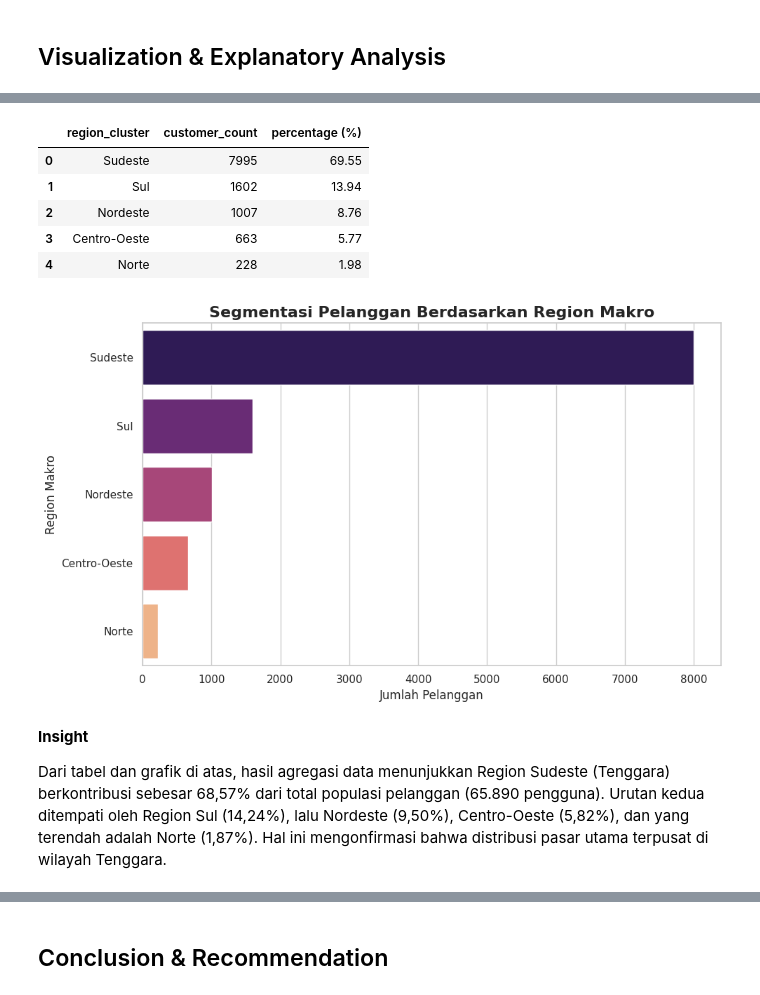
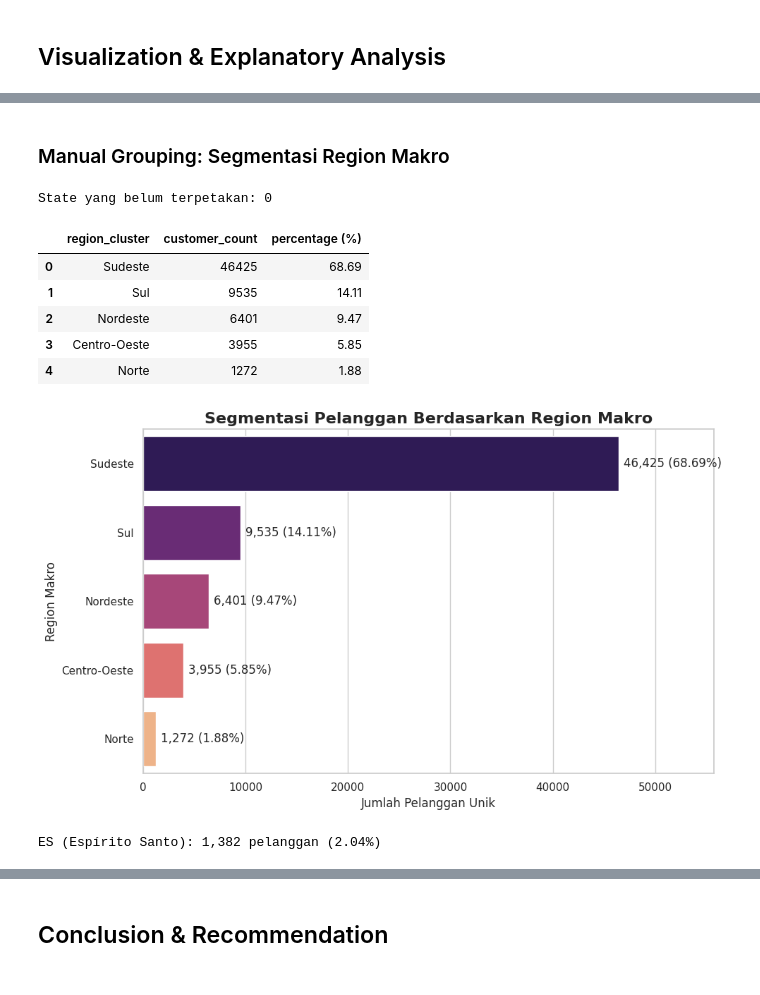
Before and after one commit to Ihsann333/Project_Submission, a Jupyter notebook: Notebook.ipynb, the cells around one changed output, grey strips where cells are left out. Saved outputs shown, nothing was run; the diff lists cells and outputs as text; code cells hidden in the pictures.

```diff
--- a/Notebook.ipynb
+++ b/Notebook.ipynb
@@ -79,6 +128,17 @@ Jumlah pelanggan yang melakukan repeat order (duplikat ID): 51
 ### Cleaning Data
 # %%
 print(f"Total baris sebelum dibersihkan: {customers_df.shape[0]}")
-customers_df.drop_duplicates(subset=['customer_unique_id'], keep='first', inplace=True)
+
+customers_df = customers_df.drop_duplicates(subset="customer_unique_id", keep="first").copy()
+
+customers_df["customer_zip_code_prefix"] = (
+    customers_df["customer_zip_code_prefix"].astype(str).str.zfill(5)
+)
+
+customers_df["customer_city"] = customers_df["customer_city"].str.title()
+
 print(f"Total baris sesudah dibersihkan: {customers_df.shape[0]}")
+print(f"Duplikasi customer_unique_id tersisa: {customers_df['customer_unique_id'].duplicated().sum()}")
+print(f"Kode pos bukan 5 digit tersisa: {(customers_df['customer_zip_code_prefix'].str.len() != 5).sum()}")
+customers_df.head()
 # %% [output]
@@ -183,41 +294,48 @@ Grafik diagram batang di atas membandingkan 5 negara bagian (State) terbesar. Te
+# %% [markdown]
+### Manual Grouping: Segmentasi Region Makro
 # %%
 brazil_regions = {
-    'AM': 'Norte', 'RR': 'Norte', 'AP': 'Norte', 'PA': 'Norte', 'TO': 'Norte', 'RO': 'Norte', 'AC': 'Norte',
-    'MA': 'Nordeste', 'PI': 'Nordeste', 'CE': 'Nordeste', 'RN': 'Nordeste', 'PE': 'Nordeste', 'PB': 'Nordeste', 'SE': 'Nordeste', 'AL': 'Nordeste', 'BA': 'Nordeste',
-    'MT': 'Centro-Oeste', 'MS': 'Centro-Oeste', 'GO': 'Centro-Oeste', 'DF': 'Centro-Oeste',
-    'SP': 'Sudeste', 'RJ': 'Sudeste', 'ES': 'Sudeste', 'MG': 'Sudeste',
-    'PR': 'Sul', 'RS': 'Sul', 'SC': 'Sul'
+    "AM": "Norte", "RR": "Norte", "AP": "Norte", "PA": "Norte", "TO": "Norte", "RO": "Norte", "AC": "Norte",
+    "MA": "Nordeste", "PI": "Nordeste", "CE": "Nordeste", "RN": "Nordeste", "PE": "Nordeste",
+    "PB": "Nordeste", "SE": "Nordeste", "AL": "Nordeste", "BA": "Nordeste",
+    "MT": "Centro-Oeste", "MS": "Centro-Oeste", "GO": "Centro-Oeste", "DF": "Centro-Oeste",
+    "SP": "Sudeste", "RJ": "Sudeste", "ES": "Sudeste", "MG": "Sudeste",
+    "PR": "Sul", "RS": "Sul", "SC": "Sul",
 }
-customers_df['region_cluster'] = customers_df['customer_state'].map(brazil_regions)
-region_counts = customers_df.groupby('region_cluster').customer_unique_id.nunique().sort_values(ascending=False).reset_index()
-region_counts.rename(columns={'customer_unique_id': 'customer_count'}, inplace=True)
-region_counts['percentage (%)'] = round((region_counts['customer_count'] / total_customers) * 100, 2)
+customers_df["region_cluster"] = customers_df["customer_state"].map(brazil_regions)
+print("State yang belum terpetakan:", customers_df["region_cluster"].isna().sum())
 
+region_counts = (
+    customers_df.groupby("region_cluster")["customer_unique_id"].nunique()
+    .sort_values(ascending=False).reset_index(name="customer_count")
+)
+region_counts["percentage (%)"] = round(region_counts["customer_count"] / total_customers * 100, 2)
 display(region_counts)
 
 plt.figure(figsize=(10, 6))
-sns.barplot(
-    x='customer_count',
-    y='region_cluster',
-    hue='region_cluster',
-    data=region_counts,
-    palette='magma',
-    legend=False
+ax = sns.barplot(
+    x="customer_count", y="region_cluster", hue="region_cluster",
+    data=region_counts, palette="magma", legend=False,
 )
-plt.title('Segmentasi Pelanggan Berdasarkan Region Makro', fontsize=16, fontweight='bold')
-plt.xlabel('Jumlah Pelanggan')
-plt.ylabel('Region Makro')
+for i, (cnt, pct) in enumerate(zip(region_counts["customer_count"], region_counts["percentage (%)"])):
+    ax.text(cnt + region_counts["customer_count"].max() * 0.01, i, f"{cnt:,} ({pct:.2f}%)", va="center")
+ax.set_xlim(0, region_counts["customer_count"].max() * 1.2)
+plt.title("Segmentasi Pelanggan Berdasarkan Region Makro", fontsize=16, fontweight="bold")
+plt.xlabel("Jumlah Pelanggan Unik")
+plt.ylabel("Region Makro")
 plt.tight_layout()
 plt.show()
 # %% [output]
+State yang belum terpetakan: 0
 |  | region_cluster | customer_count | percentage (%) |
-| 0 | Sudeste | 7995 | 69.55 |
-| 1 | Sul | 1602 | 13.94 |
-| 2 | Nordeste | 1007 | 8.76 |
-| 3 | Centro-Oeste | 663 | 5.77 |
-| 4 | Norte | 228 | 1.98 |
+| 0 | Sudeste | 46425 | 68.69 |
+| 1 | Sul | 9535 | 14.11 |
+| 2 | Nordeste | 6401 | 9.47 |
+| 3 | Centro-Oeste | 3955 | 5.85 |
+| 4 | Norte | 1272 | 1.88 |
-[figure, old version]
+[figure, new version]
-# %% [markdown]
-**Insight**
-
-Dari tabel dan grafik di atas, hasil agregasi data menunjukkan Region Sudeste (Tenggara) berkontribusi sebesar 68,57% dari total populasi pelanggan (65.890 pengguna). Urutan kedua ditempati oleh Region Sul (14,24%), lalu Nordeste (9,50%), Centro-Oeste (5,82%), dan yang terendah adalah Norte (1,87%). Hal ini mengonfirmasi bahwa distribusi pasar utama terpusat di wilayah Tenggara.
+# %%
+es_count = customers_df.loc[customers_df["customer_state"] == "ES", "customer_unique_id"].nunique()
+print(f"ES (Espírito Santo): {es_count:,} pelanggan ({es_count / total_customers * 100:.2f}%)")
+# %% [output]
+ES (Espírito Santo): 1,382 pelanggan (2.04%)
```
Also changed, not shown: parts of 36 cells of this notebook, 4 other files.
